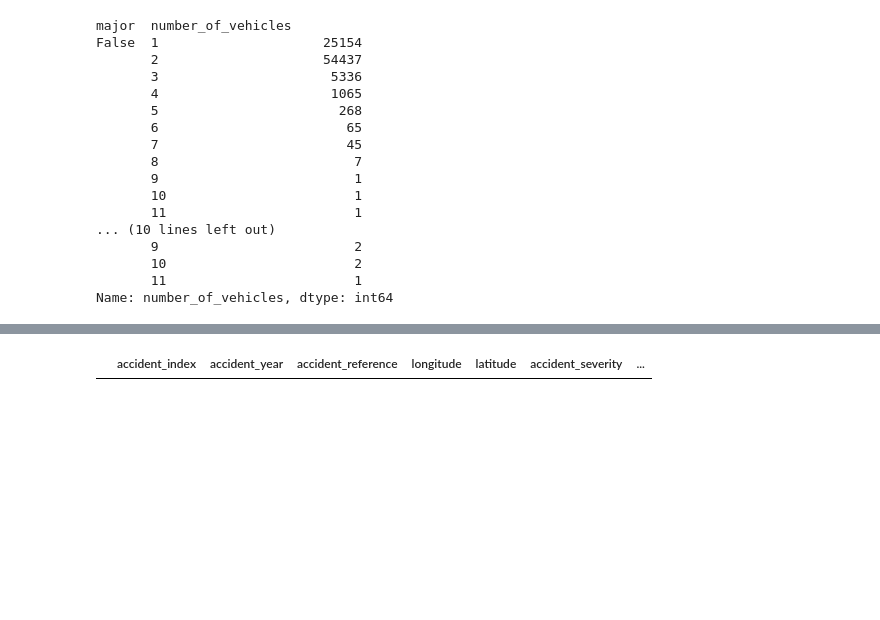
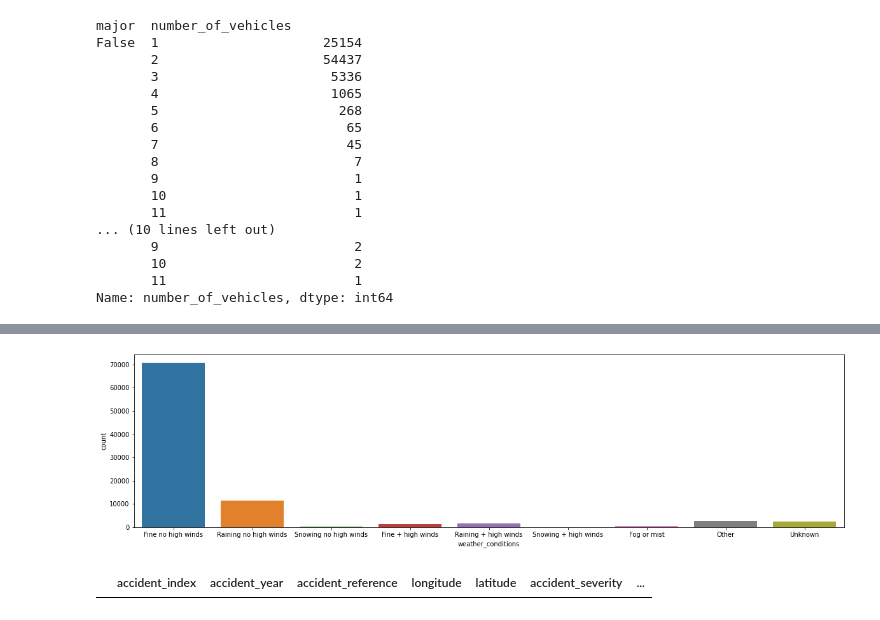
Before and after one commit to teruki-i/high_fatality_accidents, a Jupyter notebook: notebook.ipynb, the cells around one changed output, grey strips where cells are left out. Drawn from its saved outputs; the diff is of its cells as text; code cells hidden in the pictures; blank space fills up the shorter version.

```diff
--- a/notebook.ipynb
+++ b/notebook.ipynb
@@ -344,3 +417,8 @@ Name: number_of_vehicles, dtype: int64
+# %%
+sns.countplot(x='weather_conditions', data=accidents, order=conditions)
+plt.gcf().set_size_inches(20,5)
+# %% [output]
+[figure, added]
 # %%
 # filter data for non-fatal accidents
 non_fatal = accidents[accidents['number_of_casualties']==0]
```
Also changed, not shown: parts of 8 cells of this notebook.
